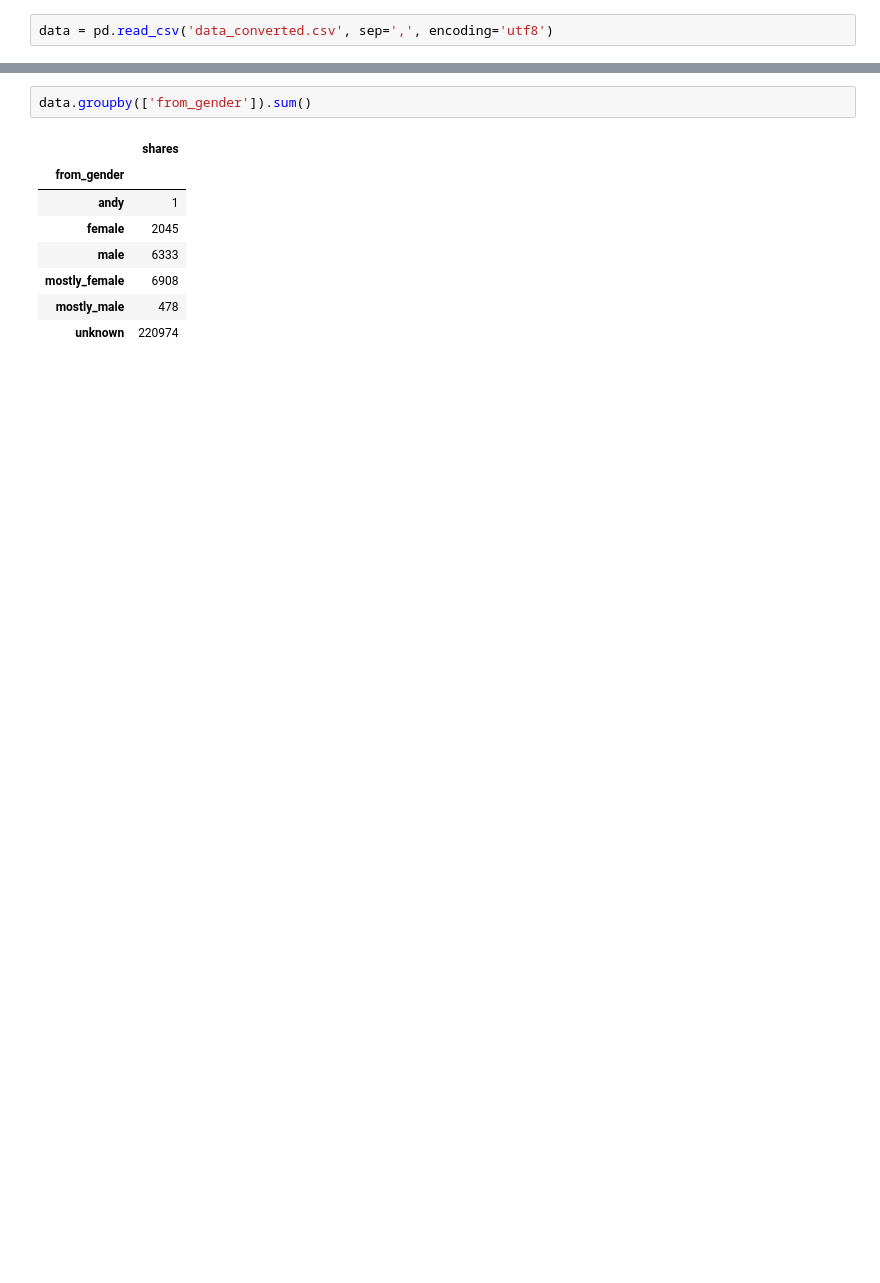
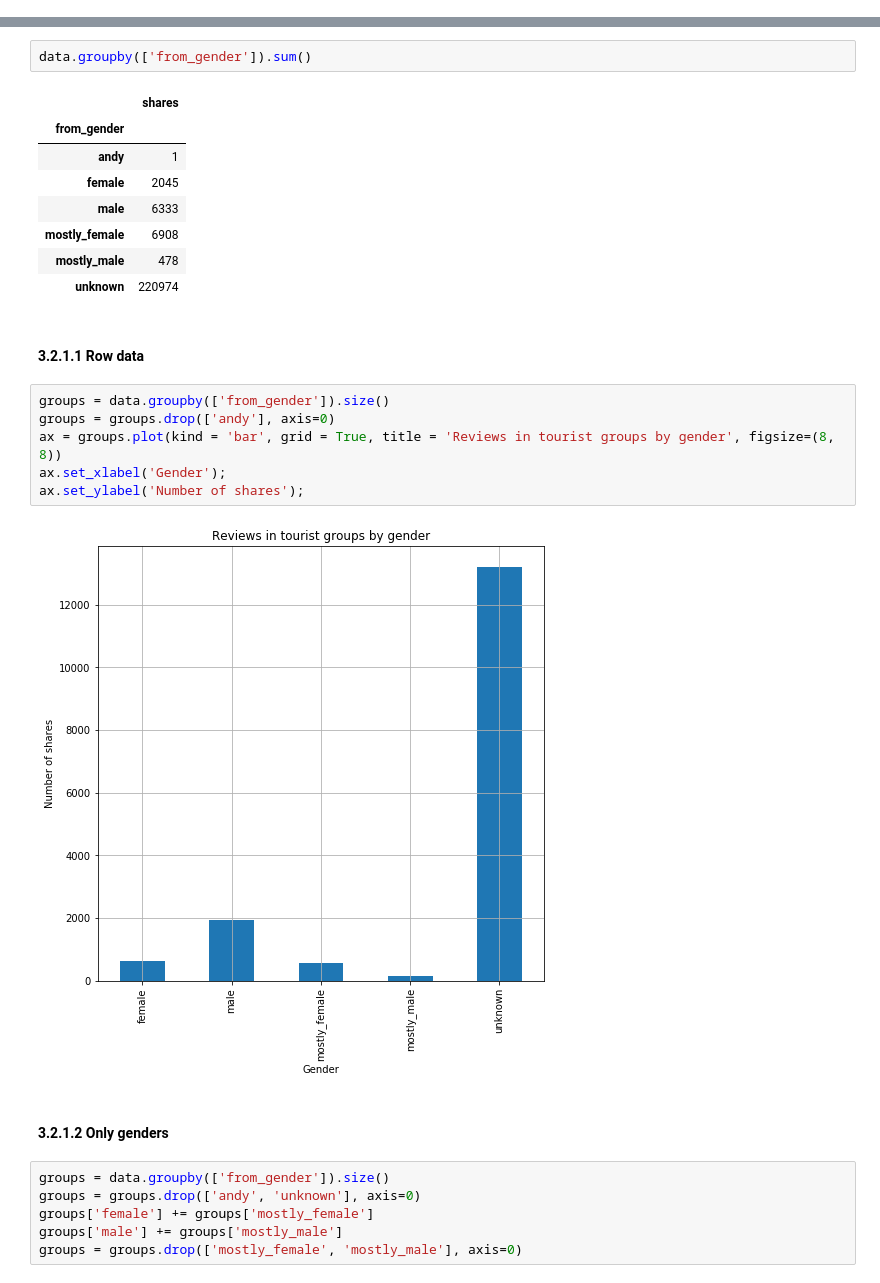
Before and after one commit to dbulgakov/ML-Russia-Tourism, a Jupyter notebook: Tourism analysis.ipynb, the cells around one changed output, grey strips where cells are left out. Cells and saved outputs as stored; diff of their text form; blank space fills up the shorter version.

Commit message:
added first plots

```diff
--- a/Tourism analysis.ipynb
+++ b/Tourism analysis.ipynb
@@ -267,2 +264,0 @@ data['description_sentiment_vader'] = descr_sent
-# %%
-data = pd.read_csv('data_converted.csv', sep=',', encoding='utf8')
@@ -277,3 +275,21 @@ data.groupby(['from_gender']).sum()
 | mostly_female | 6908 |
 | mostly_male | 478 |
 | unknown | 220974 |
+# %% [markdown]
+#### 3.2.1.1 Row data
+# %%
+groups = data.groupby(['from_gender']).size()
+groups = groups.drop(['andy'], axis=0)
+ax = groups.plot(kind = 'bar', grid = True, title = 'Reviews in tourist groups by gender', figsize=(8, 8))
+ax.set_xlabel('Gender');
+ax.set_ylabel('Number of shares');
+# %% [output]
+[figure, added]
+# %% [markdown]
+#### 3.2.1.2 Only genders
+# %%
+groups = data.groupby(['from_gender']).size()
+groups = groups.drop(['andy', 'unknown'], axis=0)
+groups['female'] += groups['mostly_female']
+groups['male'] += groups['mostly_male']
+groups = groups.drop(['mostly_female', 'mostly_male'], axis=0)
```
Also changed, not shown: parts of 3 cells of this notebook.
